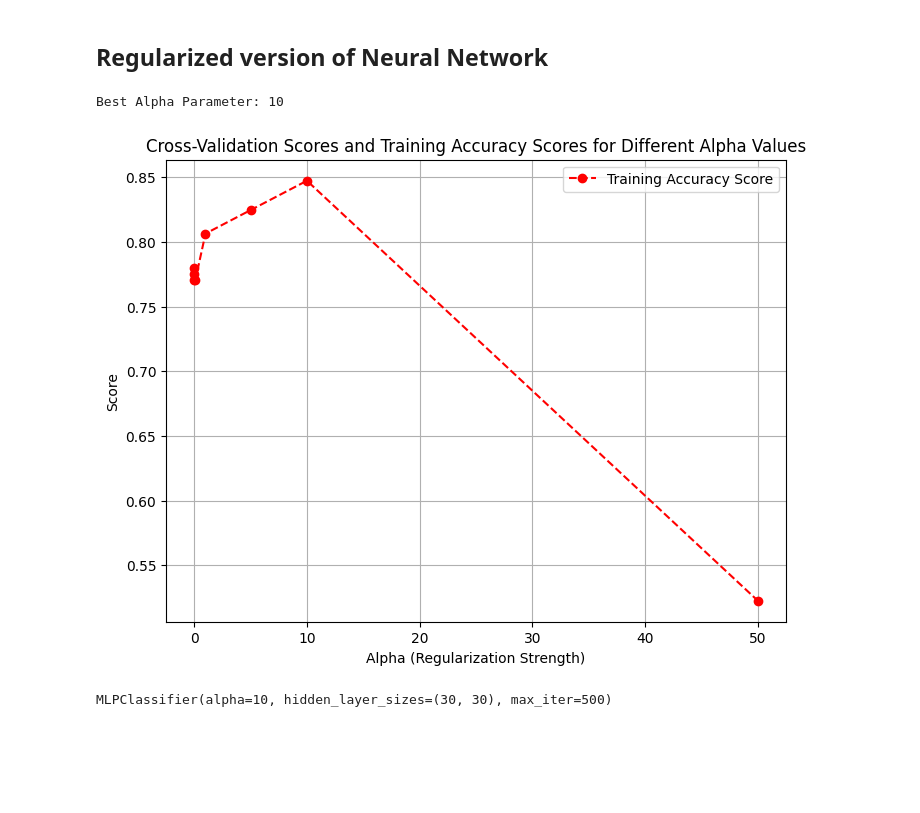
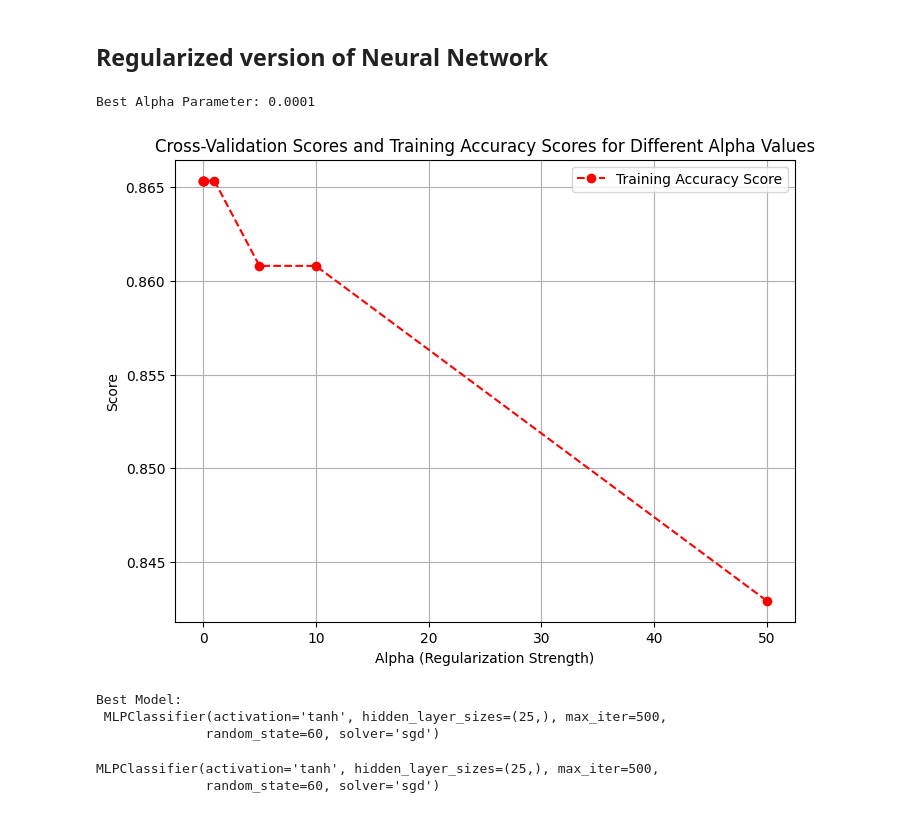
Before and after one commit to icbaptista/heart-disease-prediction-with-ML, a Jupyter notebook: neural_networks.ipynb, the cells around one changed output. Cells and saved outputs as stored; diff of their text form; code cells hidden in the pictures; blank space fills up the shorter version.

Commit message:
improved nn + svm + decision tree | random forests

```diff
--- a/neural_networks.ipynb
+++ b/neural_networks.ipynb
@@ -123,7 +124,7 @@ X_test = scaler.transform(X_test)
 ## Unregularized Neural Network
 # %%
 # Create the neural network model with two hidden layers, each with 20 neurons
-model = MLPClassifier(hidden_layer_sizes=(25, 25), activation='relu', solver='adam', max_iter=500)
+model = MLPClassifier(hidden_layer_sizes=(25, 25), activation='relu', solver='sgd', max_iter=500)
 
 # Train the model on the training data
 model.fit(X_train, y_train.ravel())
@@ -303,7 +304,7 @@ plt.show()
 # Hyperparameter tuning using GridSearchCV
 # GridSearchCV performs exaustive search over a specified hyperparameter space to find the best model with the highest cross validation score
 param_grid = {
-    'hidden_layer_sizes': [(10,), (20,), (30,), (10,10), (20,20), (30,30)],
+    'hidden_layer_sizes': [(10,), (20,), (25,), (30,), (10,10), (20,20), (25,25), (30,30)],
     'activation': ['relu', 'tanh'],
     'solver': ['sgd', 'adam'],
     'learning_rate': ['constant', 'adaptive']
@@ -324,6 +325,12 @@ Best Cross Validation Score:  0.8518181818181818
 # %%
 # Create a new model object with the optimal hyperparameters
-optimal_model = MLPClassifier(**grid_search.best_params_)
+best_params = grid_search.best_params_
+optimal_model = MLPClassifier(**best_params)
+optimal_model .set_params(random_state=60)
+optimal_model .set_params(max_iter=500)
+
+# Printing the model object shows the hyperparameter settings
+print("\nOptimal Model:\n", optimal_model)
 
 # Train the model on the training data
 optimal_model.fit(X_train, y_train.ravel())
@@ -452,47 +463,59 @@ alpha_values = [0.0001, 0.001, 0.01, 0.1, 1, 5, 10, 50]  # Specify different alp
 cv_scores = []
 train_scores = []
 
 # Perform grid search with cross-validation for each alpha value
 for alpha in alpha_values:
     # Create the neural network model with two hidden layers, each with 30 neurons and the current alpha value
-    model = MLPClassifier(hidden_layer_sizes=(30, 30), activation='relu', solver='adam', max_iter=500, alpha=alpha, random_state=42)
+
+    temp_model = MLPClassifier(**best_params)
+    temp_model.set_params(alpha=alpha)
+    temp_model.set_params(random_state=60)
+    temp_model.set_params(max_iter=500)
 
     # Perform cross-validation to get the cross-validation scores
-    cv_score = np.mean(cross_val_score(model, X_train, y_train, cv=5))
+    cv_score = np.mean(cross_val_score(temp_model, X_train, y_train, cv=5))
     cv_scores.append(cv_score)
 
     # Perform cross-validation again to get the training accuracy scores
-    train_score = np.mean(cross_val_score(model, X_train, y_train, cv=5, scoring='accuracy'))
+    train_score = np.mean(cross_val_score(temp_model, X_train, y_train, cv=5, scoring='accuracy'))
     train_scores.append(train_score)
 
 best_alpha_index = np.argmax(cv_scores)
 best_alpha = alpha_values[best_alpha_index]
 
 print("Best Alpha Parameter:", best_alpha)
 
 # Plot the line graph of cross-validation scores and training accuracy scores
 plt.figure(figsize=(8, 6))  # Set the figure size
 
 plt.plot(alpha_values, train_scores, linestyle='--', marker='o', color='r', label='Training Accuracy Score')
 
 plt.xlabel('Alpha (Regularization Strength)')
 plt.ylabel('Score')
 plt.title('Cross-Validation Scores and Training Accuracy Scores for Different Alpha Values')
 plt.legend()
 plt.grid(True)  # Display grid lines
 plt.show()
 # %% [output]
-Best Alpha Parameter: 10
+Best Alpha Parameter: 0.0001
-[figure, old version]
+[figure, new version]
 # %%
+# Create a new model with the best alpha value
+best_model = MLPClassifier(**best_params)
+best_model.set_params(alpha=best_alpha)
+best_model.set_params(random_state=60)
+best_model.set_params(max_iter=500)
 
-# Create a new model with the best alpha value
-best_model = MLPClassifier(hidden_layer_sizes=(30, 30), activation='relu', solver='adam', max_iter=500, alpha=best_alpha)
+print("Best Model:\n", best_model)
 
 # Train the new model on the training data
 best_model.fit(X_train, y_train.ravel())
 # %% [output]
-MLPClassifier(alpha=10, hidden_layer_sizes=(30, 30), max_iter=500)
+Best Model:
+ MLPClassifier(activation='tanh', hidden_layer_sizes=(25,), max_iter=500,
+              random_state=60, solver='sgd')
+MLPClassifier(activation='tanh', hidden_layer_sizes=(25,), max_iter=500,
+              random_state=60, solver='sgd')
 # %%
 # Predict training set labels
 y_pred_train = best_model.predict(X_train)
```
Also changed, not shown: parts of 16 cells of this notebook, 3 other files.
